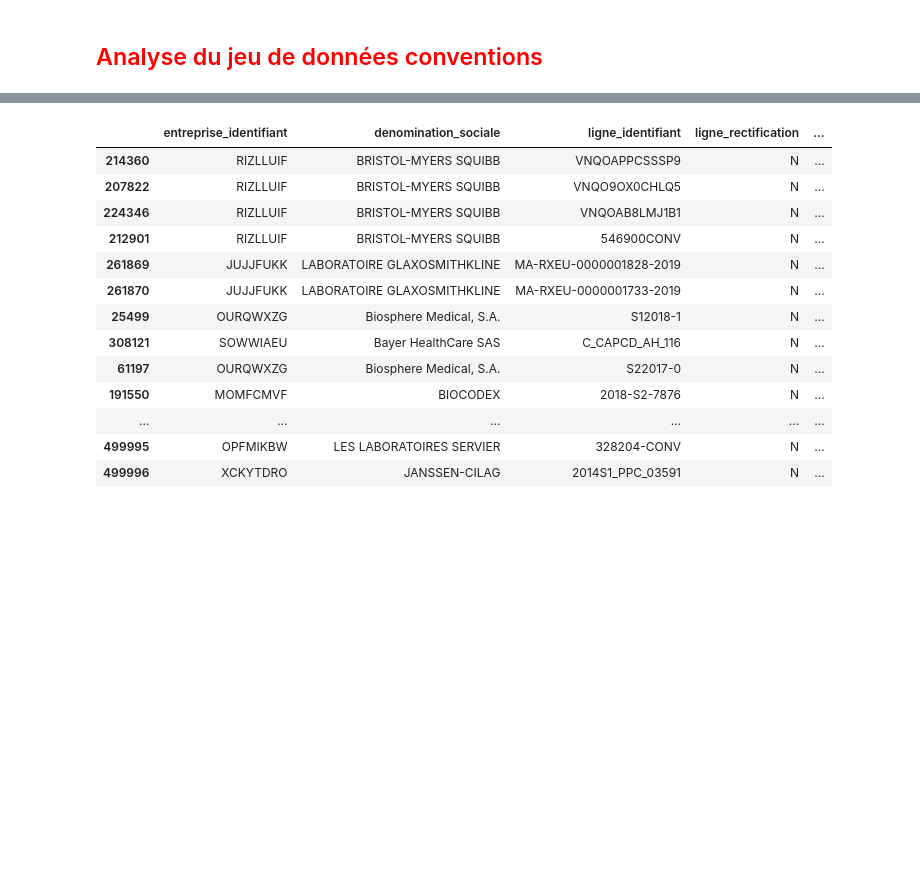
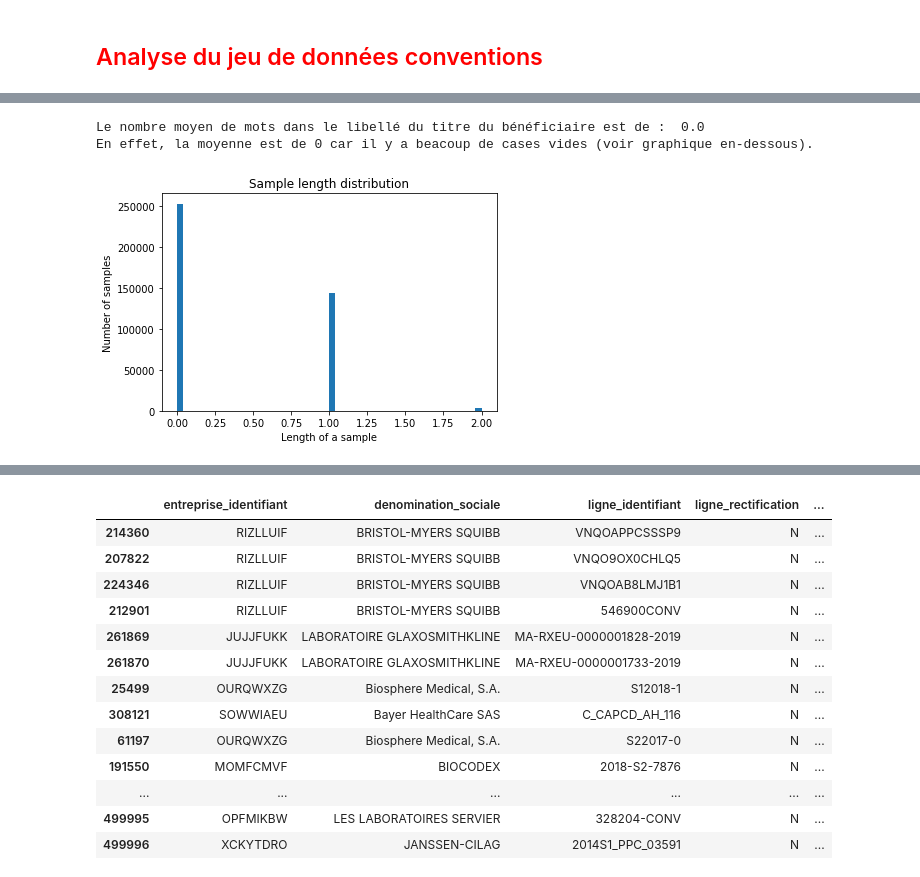
Before and after one commit to DorianNaaji/Transparence-Sante, a Jupyter notebook: data-analytics/Data_Analytics-Transparence_Sante.ipynb, the cells around one changed output, grey strips where cells are left out. Drawn from its saved outputs; the diff is of its cells as text; code cells hidden in the pictures; blank space fills up the shorter version.

```diff
--- a/data-analytics/Data_Analytics-Transparence_Sante.ipynb
+++ b/data-analytics/Data_Analytics-Transparence_Sante.ipynb
@@ -93,0 +202,11 @@ conventions_data.shape
+# %%
+print("Le nombre moyen de mots dans le libellé du titre du bénéficiaire est de : ", get_num_words_per_sample(data_train["benef_titre_libelle"]))
+
+print("En effet, la moyenne est de 0 car il y a beacoup de cases vides (voir graphique en-dessous).")
+# %% [output]
+Le nombre moyen de mots dans le libellé du titre du bénéficiaire est de :  0.0
+En effet, la moyenne est de 0 car il y a beacoup de cases vides (voir graphique en-dessous).
+# %%
+plot_sample_length_distribution(data_train["benef_titre_libelle"])
+# %% [output]
+[figure, added]
```
Also changed, not shown: parts of 81 cells of this notebook, 2 other files.
